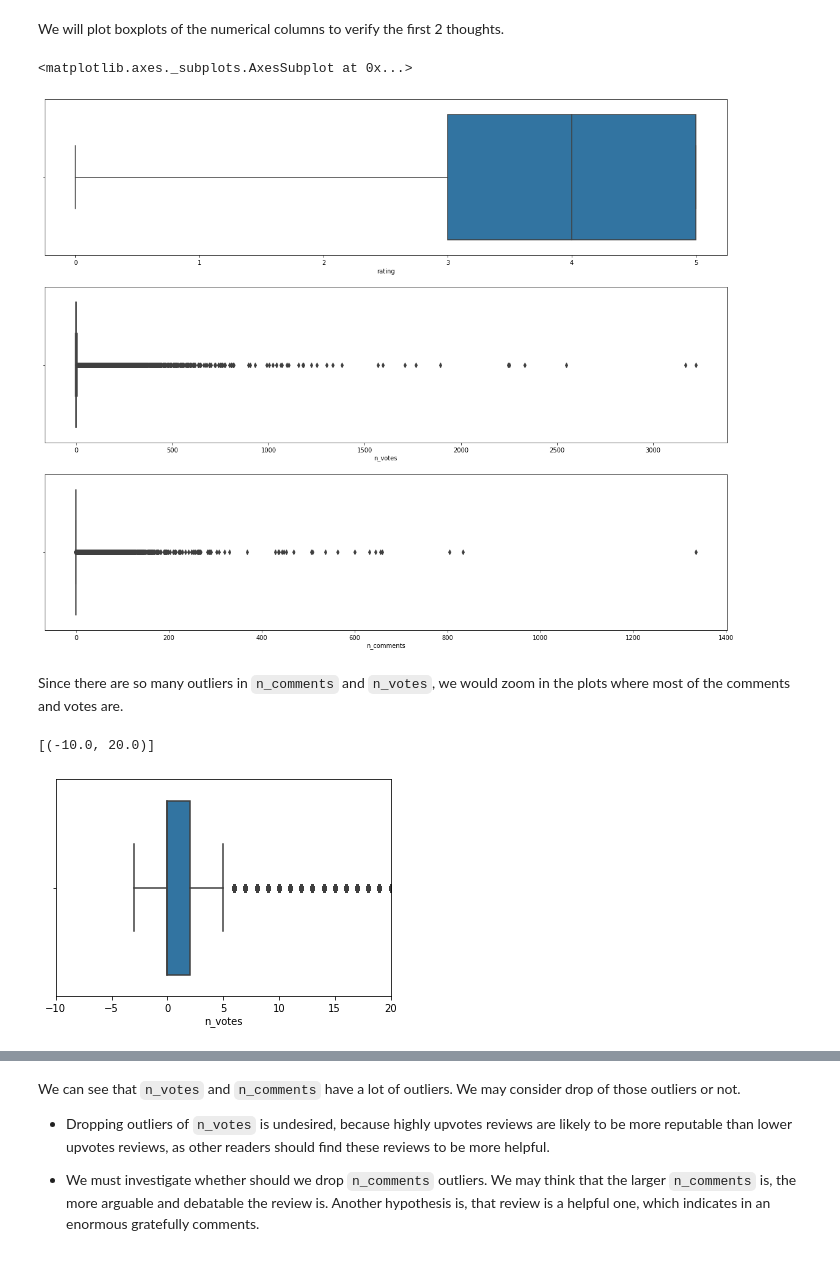
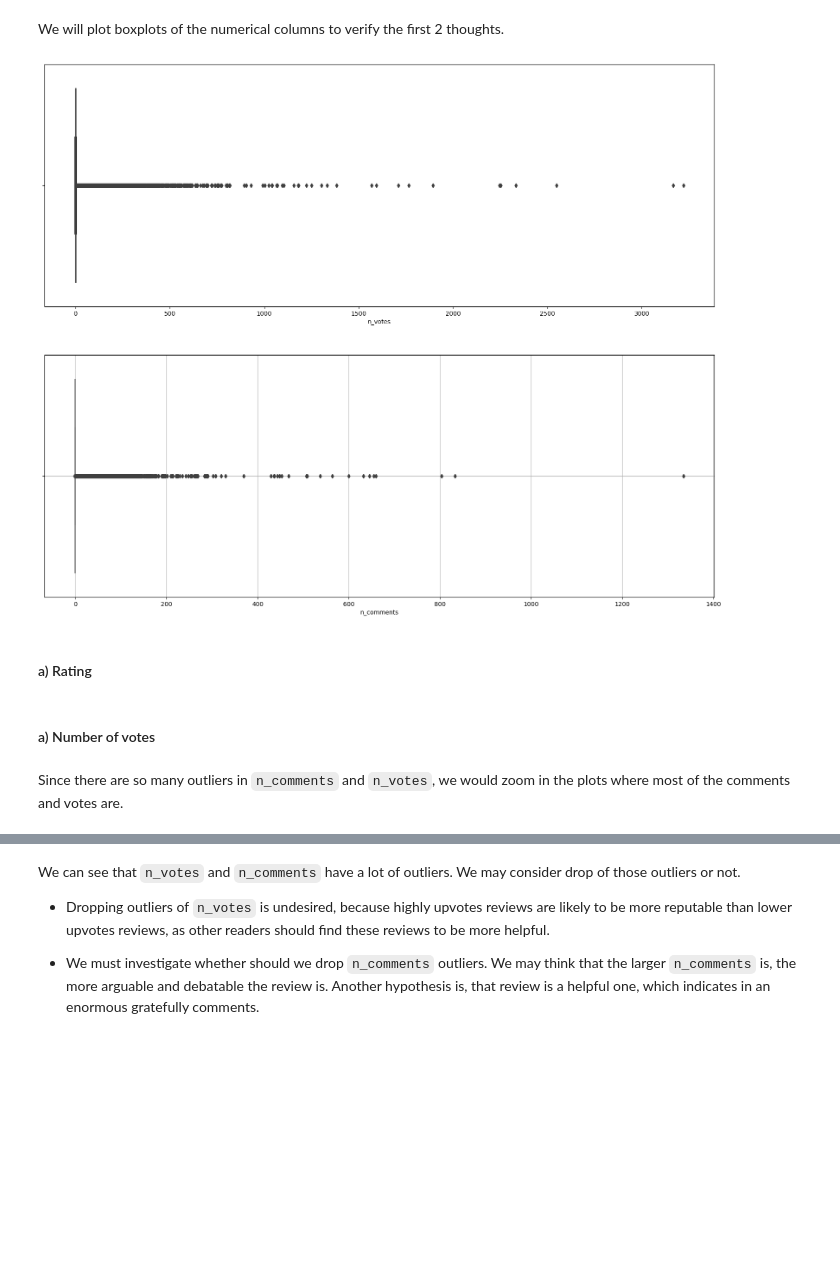
Before and after one commit to th4tkh13m/goodreads-review, a Jupyter notebook: nbs/GoodRead_Reviews.ipynb, the cells around one changed output, grey strips where cells are left out. Saved outputs shown, nothing was run; the diff lists cells and outputs as text; code cells hidden in the pictures; blank space fills up the shorter version.

```diff
--- a/nbs/GoodRead_Reviews.ipynb
+++ b/nbs/GoodRead_Reviews.ipynb
@@ -143,17 +168,15 @@ The `describe` table showed us many notable information:
 # %% [markdown]
 We will plot boxplots of the numerical columns to verify the first 2 thoughts.
 # %%
-fig, ax = plt.subplots(nrows=3, ncols=1, figsize=(20,16))
-sns.boxplot(data=train_data, x="rating", ax=ax[0])
-sns.boxplot(data=train_data, x="n_votes", ax=ax[1])
-sns.boxplot(data=train_data, x="n_comments", ax=ax[2])
+fig, ax = plt.subplots(nrows=2, ncols=1, figsize=(20,16))
+sns.boxplot(data=train_data, x="n_votes", ax=ax[0])
+sns.boxplot(data=train_data, x="n_comments", ax=ax[1])
+plt.grid()
 # %% [output]
-<matplotlib.axes._subplots.AxesSubplot at 0x...>
-[figure, old version]
+[figure, new version]
+# %% [markdown]
+#### a) Rating
+# %% [markdown]
+#### a) Number of votes
 # %% [markdown]
 Since there are so many outliers in `n_comments` and `n_votes`, we would zoom in the plots where most of the comments and votes are.
-# %%
-sns.boxplot(data=train_data, x="n_votes").set(xlim=(-10,20))
-# %% [output]
-[(-10.0, 20.0)]
-[figure, removed]
```
Also changed, not shown: parts of 41 cells of this notebook, 6 other files.
